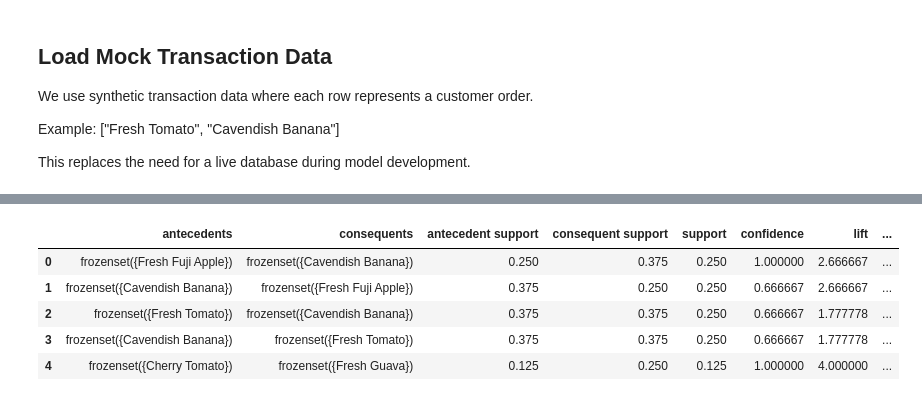
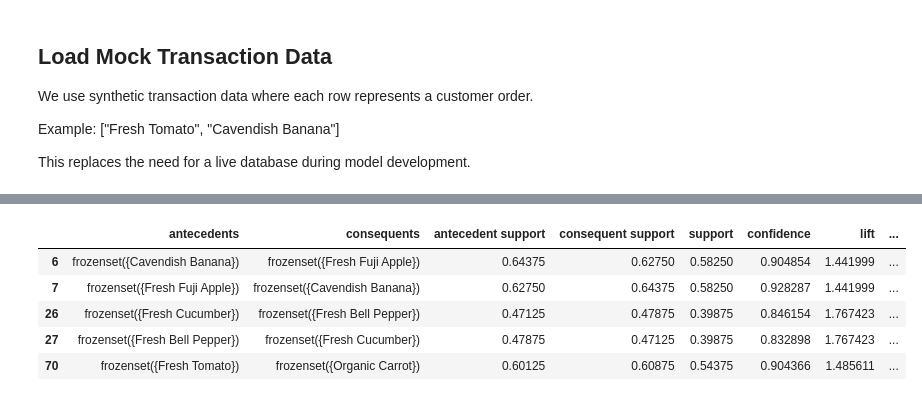
Before and after one commit to NguyenDucTrung999/Advanced_AI2, a Jupyter notebook: recommendation/recommendation.ipynb, the cells around one changed output, grey strips where cells are left out. Cells and saved outputs as stored; diff of their text form; code cells hidden in the pictures.

```diff
--- a/recommendation/recommendation.ipynb
+++ b/recommendation/recommendation.ipynb
@@ -38,3 +101,6 @@ transactions[:5]
+# %%
+transactions = generate_transactions(1000)
+train_data, test_data = train_test_split(transactions, test_size=0.2, random_state=42)
 # %% [markdown]
 ## Data Preprocessing
 
@@ -54,7 +116,7 @@ def preprocess(transactions):
 
     return pd.DataFrame(encoded)
 
-df = preprocess(transactions)
-df.head()
+df_train = preprocess(train_data)
+df_train.head()
 # %% [output]
 |  | Cavendish Banana | Cherry Tomato | Fresh Bell Pepper | Fresh Cucumber | Fresh Fuji Apple | Fresh Guava | ... |
@@ -77,12 +132,16 @@ We apply:
 # %%
-freq = apriori(df, min_support=0.01, use_colnames=True)
+freq = apriori(df_train, min_support=0.01, use_colnames=True)
+
 rules = association_rules(freq, metric="lift", min_threshold=1.0)
 
+# Filter weak rules
+rules = rules[(rules["confidence"] > 0.3) & (rules["lift"] > 1.2)]
+
 rules.head()
 # %% [output]
 |  | antecedents | consequents | antecedent support | consequent support | support | confidence | lift | ... |
-| 0 | frozenset({Fresh Fuji Apple}) | frozenset({Cavendish Banana}) | 0.250 | 0.375 | 0.250 | 1.000000 | 2.666667 | ... |
-| 1 | frozenset({Cavendish Banana}) | frozenset({Fresh Fuji Apple}) | 0.375 | 0.250 | 0.250 | 0.666667 | 2.666667 | ... |
-| 2 | frozenset({Fresh Tomato}) | frozenset({Cavendish Banana}) | 0.375 | 0.375 | 0.250 | 0.666667 | 1.777778 | ... |
-| 3 | frozenset({Cavendish Banana}) | frozenset({Fresh Tomato}) | 0.375 | 0.375 | 0.250 | 0.666667 | 1.777778 | ... |
-| 4 | frozenset({Cherry Tomato}) | frozenset({Fresh Guava}) | 0.125 | 0.250 | 0.125 | 1.000000 | 4.000000 | ... |
+| 6 | frozenset({Cavendish Banana}) | frozenset({Fresh Fuji Apple}) | 0.64375 | 0.62750 | 0.58250 | 0.904854 | 1.441999 | ... |
+| 7 | frozenset({Fresh Fuji Apple}) | frozenset({Cavendish Banana}) | 0.62750 | 0.64375 | 0.58250 | 0.928287 | 1.441999 | ... |
+| 26 | frozenset({Fresh Cucumber}) | frozenset({Fresh Bell Pepper}) | 0.47125 | 0.47875 | 0.39875 | 0.846154 | 1.767423 | ... |
+| 27 | frozenset({Fresh Bell Pepper}) | frozenset({Fresh Cucumber}) | 0.47875 | 0.47125 | 0.39875 | 0.832898 | 1.767423 | ... |
+| 70 | frozenset({Fresh Tomato}) | frozenset({Organic Carrot}) | 0.60125 | 0.60875 | 0.54375 | 0.904366 | 1.485611 | ... |
```
Also changed, not shown: parts of 30 cells of this notebook, 3 other files.
